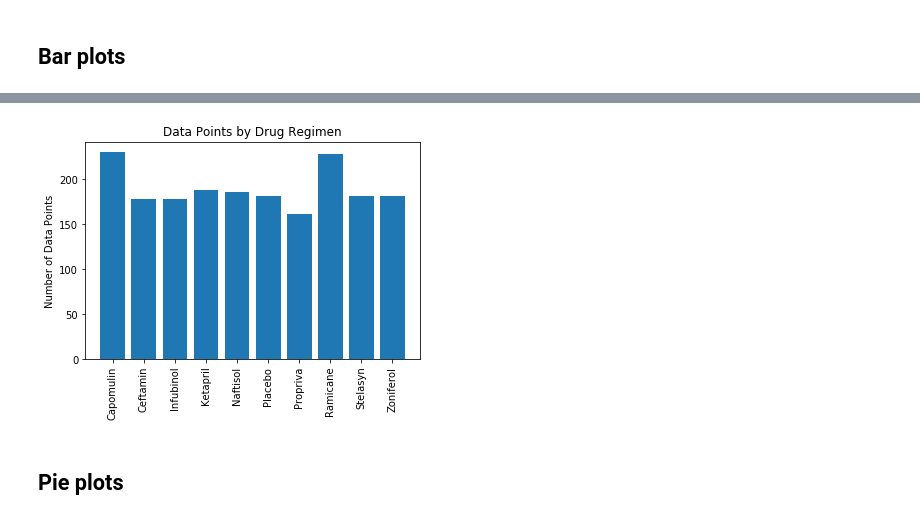
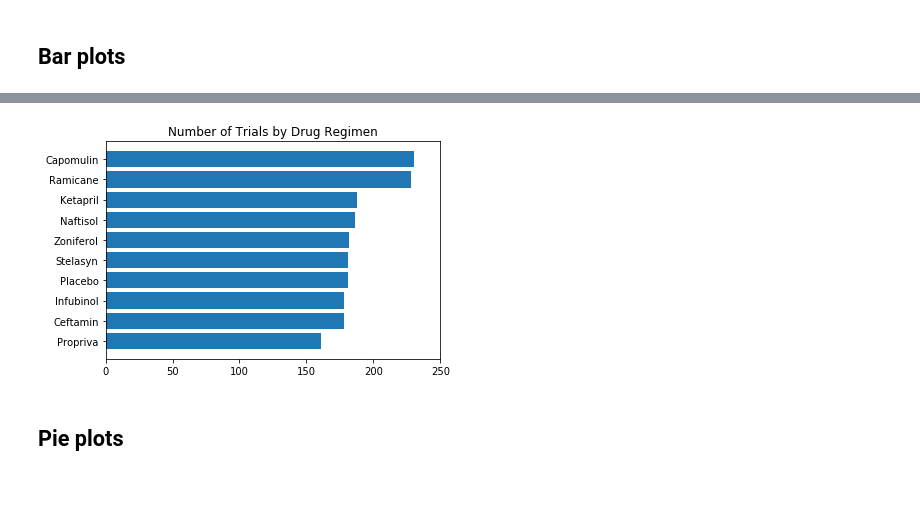
Before and after one commit to tomtav/matplotlib-challenge, a Jupyter notebook: main.ipynb, the cells around one changed output, grey strips where cells are left out. Cells and saved outputs as stored; diff of their text form; code cells hidden in the pictures; blank space fills up the shorter version.

Commit message:
initial run through the data

```diff
--- a/main.ipynb
+++ b/main.ipynb
@@ -7,6 +7,7 @@
 import matplotlib.pyplot as plt
 import pandas as pd
 import scipy.stats as st
+import requests
 
 # Study data files
 mouse_metadata = "data/Mouse_metadata.csv"
@@ -17,4 +18,4 @@ mouse_metadata = pd.read_csv(mouse_metadata)
 study_results = pd.read_csv(study_results)
 
 # Combine the data into a single dataset
-study = pd.merge(study_results, mouse_metadata, on=['Mouse ID'], how='outer')
+study = pd.merge(study_results, mouse_metadata, on=['Mouse ID'], how='inner')
@@ -63,5 +73,12 @@ Summary of Tumor Volume by Regimen
 ## Bar plots
 # %%
 # Generate a bar plot showing number of data points for each treatment regimen using pandas
-points = study.groupby('Drug Regimen')['Mouse ID'].count()
-points.head()
+
+# create dataframe grouped by treatment regimen
+data_points = study.groupby('Drug Regimen')['Mouse ID'].count()
+
+# sort the data in ascending order for best display on chart
+data_points = data_points.sort_values(ascending=True)
+
+# title to use for both plots
+title = 'Number of Trials by Drug Regimen'
@@ -83,13 +96,22 @@ plt.show()
 # %%
 # Generate a bar plot showing number of data points for each treatment regimen using pyplot
-plt.bar(points.index, points)
-plt.xticks(points.index, rotation=90)
-plt.title('Data Points by Drug Regimen')
-plt.xlabel('')
-plt.ylabel('Number of Data Points')
+
+# generate horizontal bar plot
+plt.barh(y=data_points.index, width=data_points)
+
+# set plot title
+plt.title(title)
+
+# set x limits
+plt.xlim(0, 250)
+
+# set axis labels
+plt.ylabel('')
+
+# show plot
 plt.show()
 # %% [output]
-[figure, old version]
+[figure, new version]
 # %% [markdown]
 ## Pie plots
 # %%
```
Also changed, not shown: parts of 24 cells of this notebook.
